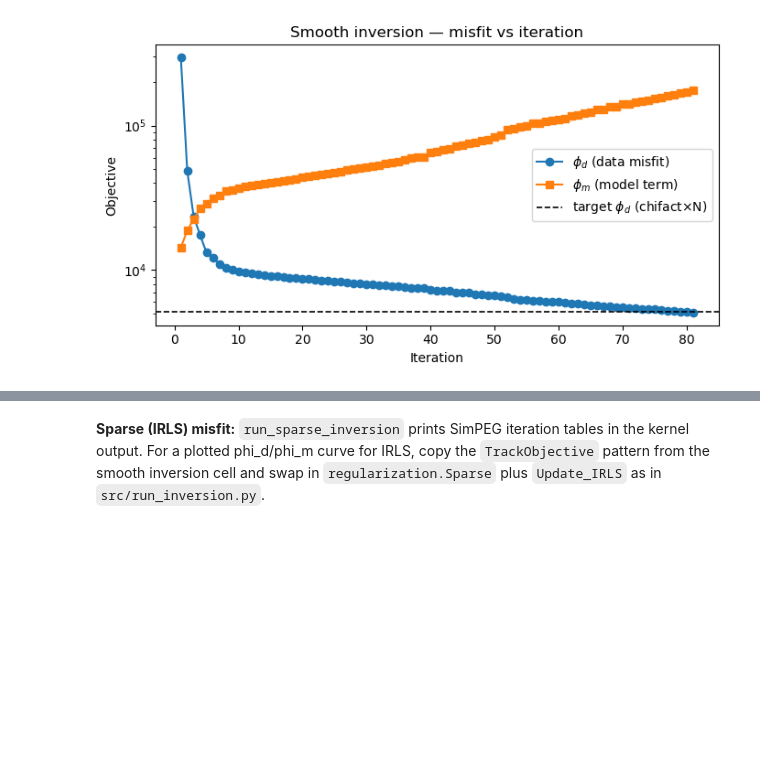
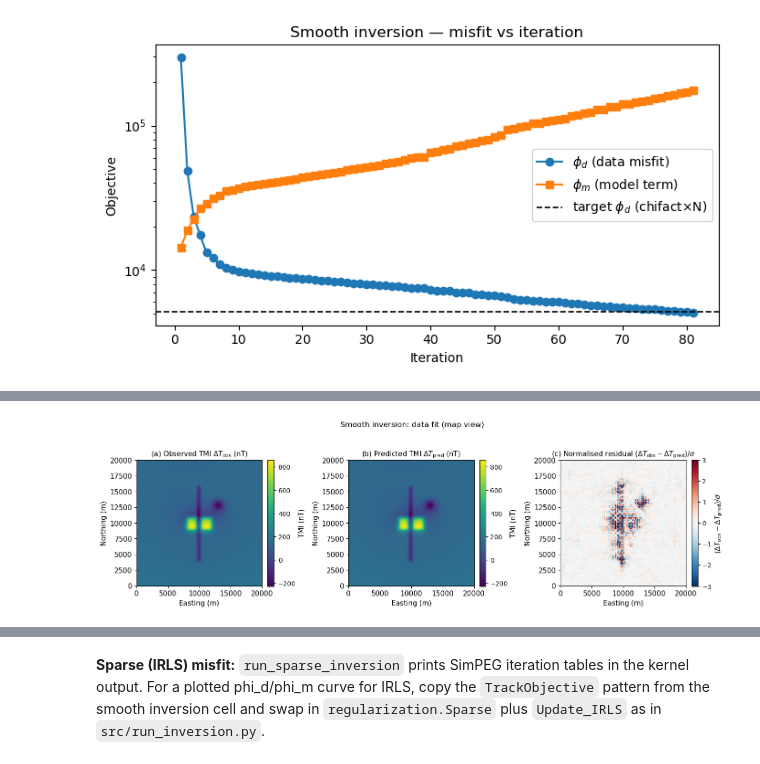
Before and after one commit to ShawnGabriel/Magnetic-Susceptibility-Inversion, a Jupyter notebook: notebooks/02_inversion.ipynb, the cells around one changed output, grey strips where cells are left out. Cells and saved outputs as stored; diff of their text form; code cells hidden in the pictures; blank space fills up the shorter version.

```diff
--- a/notebooks/02_inversion.ipynb
+++ b/notebooks/02_inversion.ipynb
@@ -183,3 +245,67 @@ phi_d / target at final iteration = 1.00
+# %%
+# Three-panel data fit (map view): observed, predicted smooth, normalised residual.
+# Decimated surveys (e.g. station_stride > 1) are not a full regular grid — interpolate
+# onto a regular mesh for imshow instead of reshape(len(yu), len(xu)).
+from scipy.interpolate import griddata
+
+plt.rcParams.update({"font.size": 11})
+
+d_pred = simulation.dpred(m_smooth)
+res_norm = (dobs - d_pred) / np.clip(std, 1e-30, None)
+
+rx = receiver_locs[:, 0]
+ry = receiver_locs[:, 1]
+extent_m = [float(rx.min()), float(rx.max()), float(ry.min()), float(ry.max())]
+
+n = int(np.clip(np.sqrt(len(dobs)) * 3, 80, 300))
+xi = np.linspace(extent_m[0], extent_m[1], n)
+yi = np.linspace(extent_m[2], extent_m[3], n)
+Xi, Yi = np.meshgrid(xi, yi)
+pts = np.column_stack((rx, ry))
+
+
+def _grid(z1d):
+    zg = griddata(pts, z1d, (Xi, Yi), method="linear")
+    return np.ma.masked_invalid(zg)
+
+
+Z_obs = _grid(dobs)
+Z_pre = _grid(d_pred)
+Z_res = _grid(res_norm)
+
+vmin12 = float(min(np.nanmin(dobs), np.nanmin(d_pred)))
+vmax12 = float(max(np.nanmax(dobs), np.nanmax(d_pred)))
+
+fig, axes = plt.subplots(1, 3, figsize=(14, 4.2))
+for ax, Z, title, cmap, vlim in [
+    (axes[0], Z_obs, r"(a) Observed TMI $\Delta T_{\mathrm{obs}}$ (nT)", "viridis", (vmin12, vmax12)),
+    (axes[1], Z_pre, r"(b) Predicted TMI $\Delta T_{\mathrm{pred}}$ (nT)", "viridis", (vmin12, vmax12)),
+    (axes[2], Z_res, r"(c) Normalised residual $(\Delta T_{\mathrm{obs}} - \Delta T_{\mathrm{pred}}) / \sigma$", "RdBu_r", (-3.0, 3.0)),
+]:
+    im = ax.imshow(
+        Z,
+        origin="lower",
+        extent=extent_m,
+        aspect="equal",
+        cmap=cmap,
+        vmin=vlim[0],
+        vmax=vlim[1],
+    )
+    ax.set_xlabel("Easting (m)", fontsize=11)
+    ax.set_ylabel("Northing (m)", fontsize=11)
+    ax.set_title(title, fontsize=11)
+    cb = plt.colorbar(im, ax=ax, fraction=0.046, pad=0.04)
+    cb.ax.tick_params(labelsize=10)
+    if ax is axes[2]:
+        cb.set_label(r"$(\Delta T_{\mathrm{obs}} - \Delta T_{\mathrm{pred}}) / \sigma$", fontsize=11)
+    else:
+        cb.set_label("TMI (nT)", fontsize=11)
+
+plt.suptitle("Smooth inversion: data fit (map view)", fontsize=12, y=1.02)
+plt.tight_layout()
+plt.show()
+# %% [output]
+[figure, added]
 # %%
 chi_full_smooth = np.zeros(mesh.n_cells, dtype=float)
 chi_full_smooth[actind] = m_smooth
```
Also changed, not shown: parts of 5 cells of this notebook.
